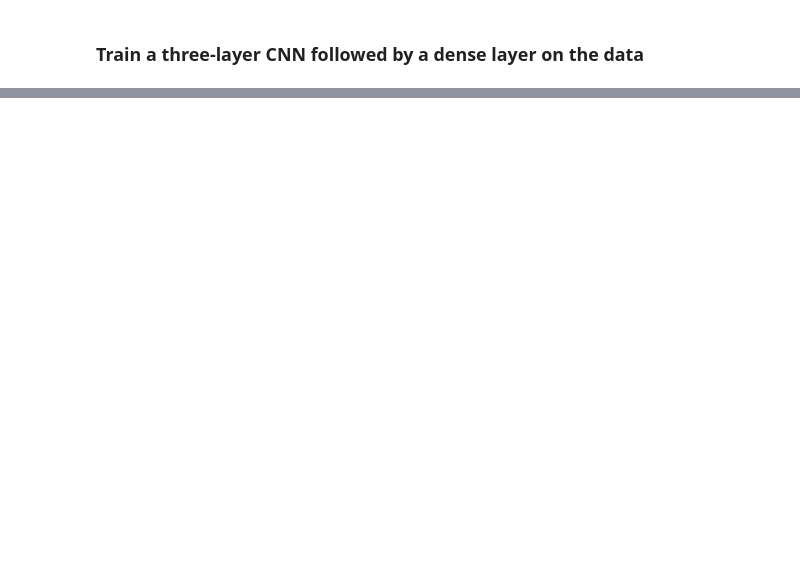
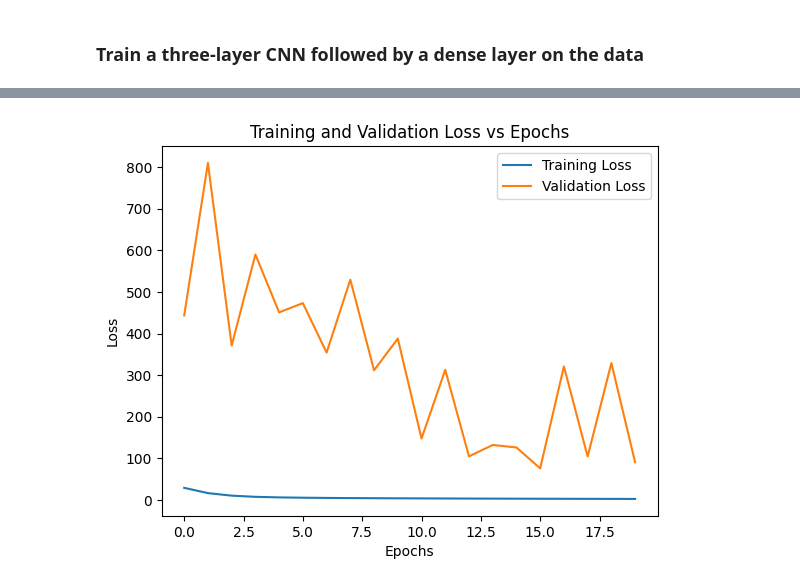
Before and after one commit to anbhagat/frostidentification, a Jupyter notebook: FinalProject_AnjaliBhagat.ipynb, the cells around one changed output, grey strips where cells are left out. Drawn from its saved outputs; the diff is of its cells as text; code cells hidden in the pictures; blank space fills up the shorter version.

```diff
--- a/FinalProject_AnjaliBhagat.ipynb
+++ b/FinalProject_AnjaliBhagat.ipynb
@@ -15,11 +32,11 @@ logging.basicConfig(level=logging.INFO,
                     datefmt='%H:%M:%S',
                     format='%(asctime)s | %(levelname)-5s | %(module)-15s | %(message)s')
 
-IMAGE_SIZE = (299, 299)  # All images contained in this dataset are 299x299 (originally, to match Inception v3 input size)
+IMAGE_SIZE = (299, 299)  # All images contained in this dataset are 299x299
 SEED = 17
 
 # Head directory containing all image subframes. Update with the relative path of your data directory
-data_head_dir = Path('../data')
+data_head_dir = Path('/content/data')
 
 # Find all subframe directories
 subdirs = [Path(subdir.stem) for subdir in data_head_dir.iterdir() if subdir.is_dir()]
@@ -190,12 +190,10 @@ Based on this dataset, I believe *random contrast adjustment, rotation, and crop
 # %%
 # Helper methods for image augmentation
-
 def random_contrast(image, lower=0.5, upper=1.5):
     factor = np.random.uniform(lower, upper)
     return tf.image.adjust_contrast(image, factor)
 
 def random_flip(image, label):
-    image = tf.image.random_flip_left_right(image)
     image = tf.image.random_flip_up_down(image)
     return image, label
 
@@ -213,7 +211,6 @@ def random_zoom(image, label):
 
     return image, label
 
-
 def random_rotation(image, label):
     image = tf.image.rot90(image, k=np.random.randint(4))
     return image, label
@@ -222,19 +219,21 @@ def random_translate(image):
     image = tf.image.random_translation(image, 0.2, 0.2)
     return image
 
-
 def image_augmentation(image, label):
     image = tf.convert_to_tensor(image, dtype=tf.float32)
+
     # Selectively augment data to prevent all augmentations on every image
-    choice = tf.random.uniform(shape=[], minval=0, maxval=2, dtype=tf.int32)
-    if choice == 0:
-        # Random Contrast for different image sharpness/different lighting
-        image = random_contrast(image)
-    elif choice == 1:
-        # Random Rotation of terrain features
-        image, label = random_rotation(image, label)
+    augment = tf.random.uniform(shape =[], minval=0, maxval=3, dtype=tf.int32)  # 33.33% chance to augment image
+    if augment == 1: #1/9 of the entire data set will be contrast adjusted, rotated, or flipped.
+        choice = tf.random.uniform(shape = [], minval=0, maxval=3, dtype=tf.int32)
+        if choice == 0:
+            image = random_contrast(image)
+        elif choice == 1:
+            image, label = random_rotation(image, label)
+        elif choice == 2:
+            image, label = random_flip(image, label)
 
-    # Image normalization
+    # Normalize the image
     image /= 255.0
 
     return image, label
@@ -247,32 +246,35 @@ from tensorflow.keras import models, layers, regularizers
 from tensorflow.keras import metrics
 from tensorflow.keras.callbacks import EarlyStopping, ModelCheckpoint
 from tensorflow.keras.optimizers import Adam
+
 model = models.Sequential([
+    #1
     layers.Conv2D(32, (3, 3), activation='relu', input_shape=(299, 299, 3)),
     layers.BatchNormalization(),
     layers.MaxPooling2D((2, 2)),
 
-    layers.Conv2D(64, (3, 3), activation='relu', kernel_regularizer=regularizers.l2(0.01)),
+    #2
+    layers.Conv2D(64, (3, 3), activation='relu', kernel_regularizer=regularizers.l2(0.1)),
     layers.BatchNormalization(),
     layers.MaxPooling2D((2, 2)),
 
-    layers.Conv2D(128, (3, 3), activation='relu', kernel_regularizer=regularizers.l2(0.01)),
+    #3
+    layers.Conv2D(128, (3, 3), activation='relu', kernel_regularizer=regularizers.l2(0.1)),
     layers.BatchNormalization(),
     layers.MaxPooling2D((2, 2)),
 
     layers.Flatten(),
+    layers.Dense(128, activation='relu', kernel_regularizer=regularizers.l2(0.1)),
     layers.Dropout(0.3),
-    layers.Dense(256, activation='relu', kernel_regularizer=regularizers.l2(0.01)),
-    layers.BatchNormalization(),
     layers.Dense(1, activation='sigmoid')  # Use sigmoid for binary classification
 ])
 
 # Use cross entropy loss
-model.compile(optimizer='adam',loss='binary_crossentropy', metrics=['accuracy', metrics.Precision(name='precision'),
+model.compile(optimizer=Adam(learning_rate=0.00001),loss='binary_crossentropy', metrics=['accuracy', metrics.Precision(name='precision'),
                        metrics.Recall(name='recall')])
 
 # Perform early stopping using the validation set
-early_stopping = EarlyStopping(monitor='val_loss', patience=3)
+early_stopping = EarlyStopping(monitor='val_loss', patience=7)
 model_checkpoint = ModelCheckpoint('best_CNN_MLP_model.tf', monitor='val_loss', save_best_only=True, save_format ='tf')
 # %%
 # Train the CNN & MLP model for at least 20 epochs with the train data set
@@ -284,9 +301,11 @@ KeyboardInterrupt:
 # %%
 # Plot training and validation errors vs. epochs
 plt.plot(history.history['loss'], label='Training Loss')
 plt.plot(history.history['val_loss'], label='Validation Loss')
-plt.title('Training and Validation Loss')
+plt.title('Training and Validation Loss vs Epochs')
 plt.xlabel('Epochs')
 plt.ylabel('Loss')
 plt.legend()
 plt.show()
+# %% [output]
+[figure, added]
```
Also changed, not shown: parts of 33 cells of this notebook.
